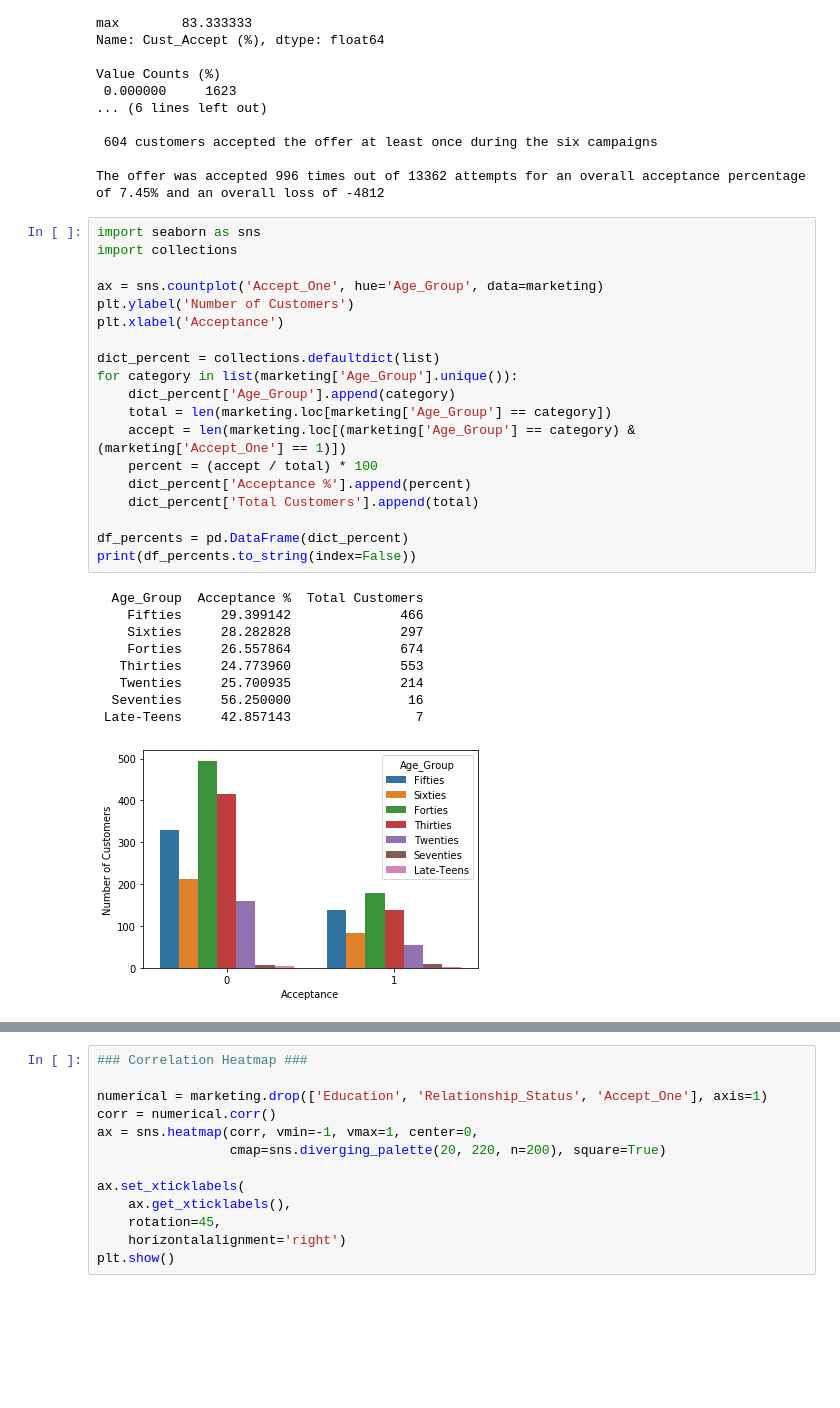
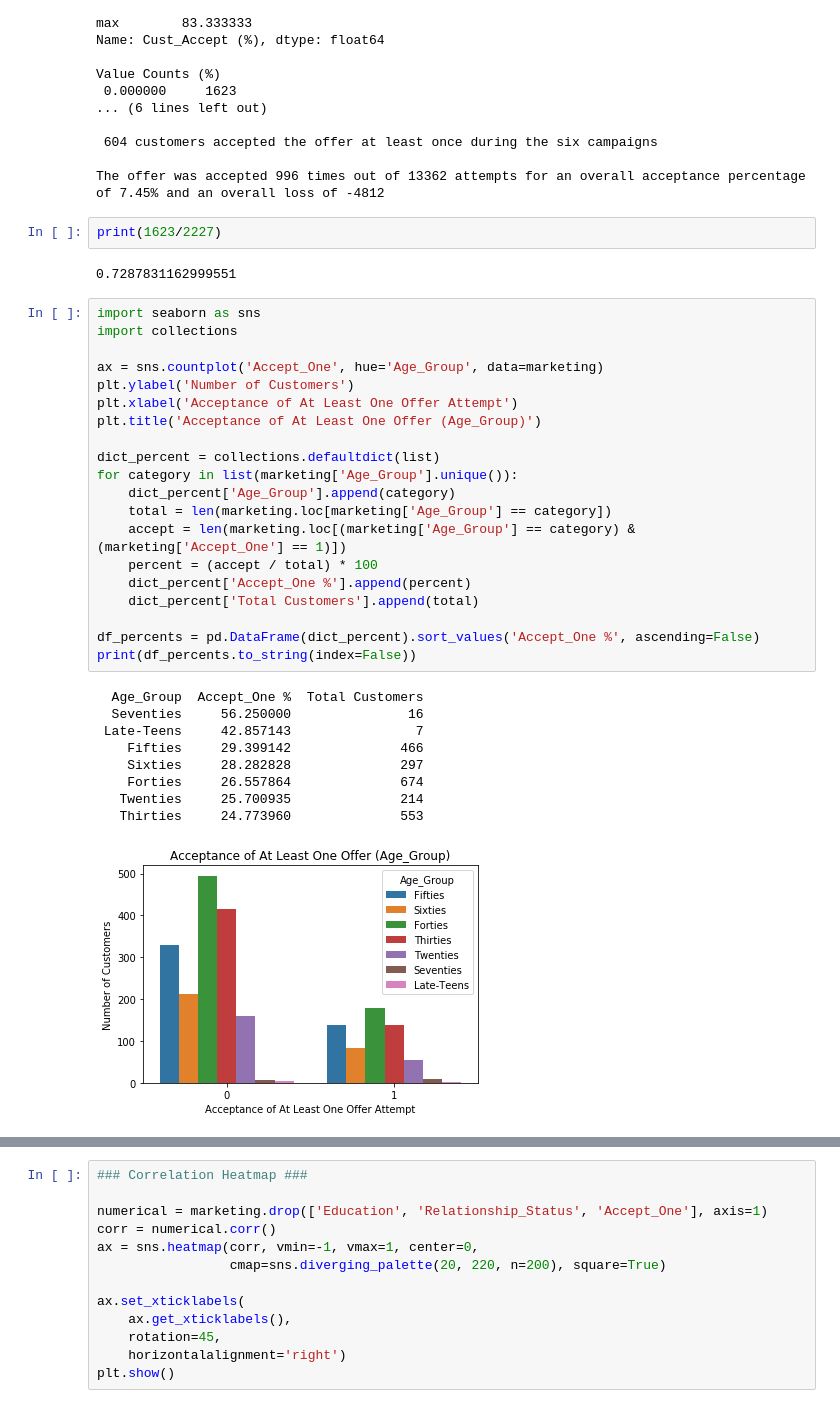
Before and after one commit to RachidRezzik/Market_Camp, a Jupyter notebook: Data_Analysis.ipynb, the cells around one changed output, grey strips where cells are left out. Cells and saved outputs as stored; diff of their text form; blank space fills up the shorter version.

```diff
--- a/Data_Analysis.ipynb
+++ b/Data_Analysis.ipynb
@@ -313,35 +327,40 @@ Value Counts (%)
  604 customers accepted the offer at least once during the six campaigns
 
 The offer was accepted 996 times out of 13362 attempts for an overall acceptance percentage of 7.45% and an overall loss of -4812
+# %%
+print(1623/2227)
+# %% [output]
+0.7287831162999551
 # %%
 import seaborn as sns
 import collections
 
 ax = sns.countplot('Accept_One', hue='Age_Group', data=marketing)
 plt.ylabel('Number of Customers')
-plt.xlabel('Acceptance')
+plt.xlabel('Acceptance of At Least One Offer Attempt')
+plt.title('Acceptance of At Least One Offer (Age_Group)')
 
 dict_percent = collections.defaultdict(list)
 for category in list(marketing['Age_Group'].unique()):
     dict_percent['Age_Group'].append(category)
     total = len(marketing.loc[marketing['Age_Group'] == category])
     accept = len(marketing.loc[(marketing['Age_Group'] == category) & (marketing['Accept_One'] == 1)])
     percent = (accept / total) * 100
-    dict_percent['Acceptance %'].append(percent)
+    dict_percent['Accept_One %'].append(percent)
     dict_percent['Total Customers'].append(total)
 
-df_percents = pd.DataFrame(dict_percent)
+df_percents = pd.DataFrame(dict_percent).sort_values('Accept_One %', ascending=False)
 print(df_percents.to_string(index=False))
 # %% [output]
-  Age_Group  Acceptance %  Total Customers
+  Age_Group  Accept_One %  Total Customers
+  Seventies     56.250000               16
+ Late-Teens     42.857143                7
     Fifties     29.399142              466
     Sixties     28.282828              297
     Forties     26.557864              674
+   Twenties     25.700935              214
    Thirties     24.773960              553
-   Twenties     25.700935              214
-  Seventies     56.250000               16
- Late-Teens     42.857143                7
-[figure, old version]
+[figure, new version]
 # %%
 ax = sns.countplot('Accept_One', hue='Education', data=marketing)
 plt.ylabel('Number of Customers')
```
Also changed, not shown: parts of 15 cells of this notebook, 5 other files.
